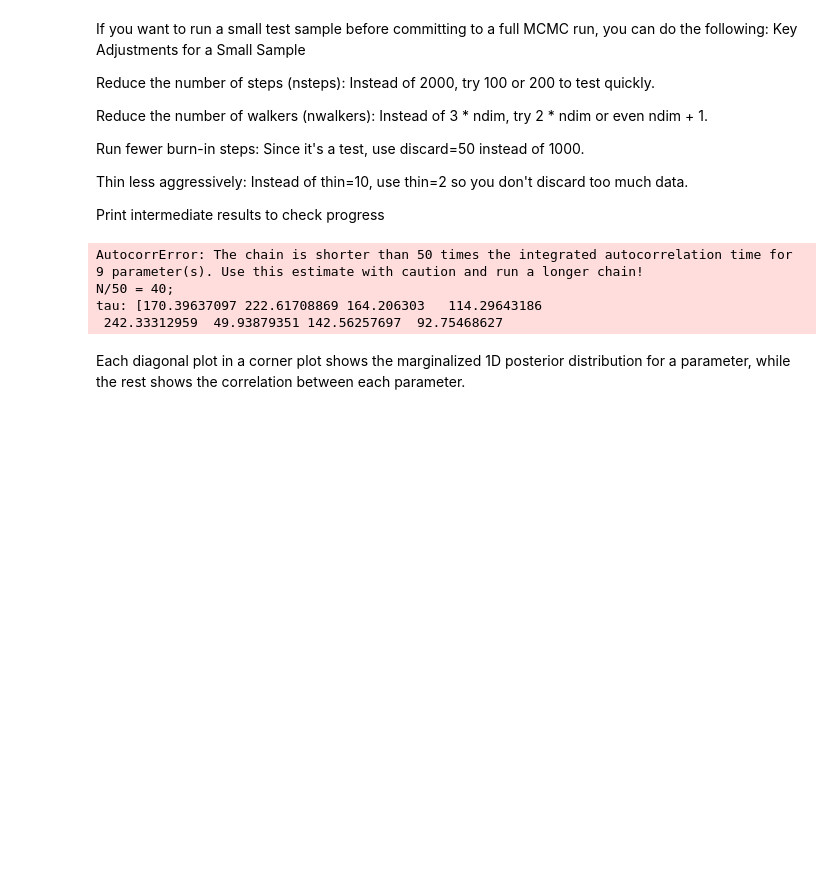
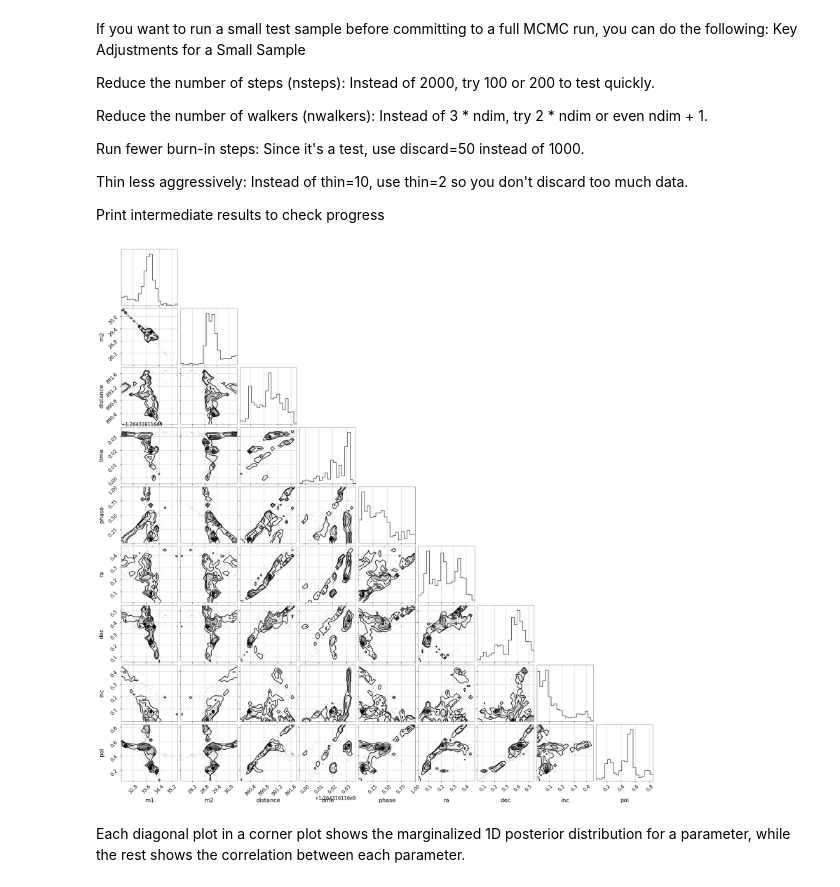
Before and after one commit to hjornskar-ctrl/dim-clem, a Jupyter notebook: final_project.ipynb, the cells around one changed output. Cells and saved outputs as stored; diff of their text form; code cells hidden in the pictures; blank space fills up the shorter version.

```diff
--- a/final_project.ipynb
+++ b/final_project.ipynb
@@ -917,39 +917,36 @@ Print intermediate results to check progress
 # %%
 
 import emcee
 import numpy as np
 import matplotlib.pyplot as plt
 import corner
 
 
 # Number of dimensions (parameters)
 ndim = len(param0)  # Assuming param0 is your initial guess
 
 # Number of walkers (chains) - typically 2-3 times ndim
 nwalkers = 2 * ndim
 
 # Initialize walkers near the previous best-fit (add small noise)
 p0 = [param0 + 1e-4 * np.random.randn(ndim) for i in range(nwalkers)]
 
 # Set up the MCMC sampler
 sampler = emcee.EnsembleSampler(nwalkers, ndim, logposterior)
 
 # Run the MCMC chain
-nsteps = 1000  # Increase if needed
+nsteps = 500  # Increase if needed
 sampler.run_mcmc(p0, nsteps, progress=True)
 
 # Extract samples
-samples = sampler.get_chain(discard=100, thin=5, flat=True)  # Burn-in & thinning
+samples = sampler.get_chain(discard=75, thin=5, flat=True)  # Burn-in & thinning
 
 
 # Plot corner plot to visualize parameter distributions
 fig = corner.corner(samples, labels=["m1", "m2", "distance", "time", "phase", "ra", "dec", "inc", "pol"])
 plt.show()
 # %% [output]
-AutocorrError: The chain is shorter than 50 times the integrated autocorrelation time for 9 parameter(s). Use this estimate with caution and run a longer chain!
-N/50 = 40;
-tau: [170.39637097 222.61708869 164.206303   114.29643186
- 242.33312959  49.93879351 142.56257697  92.75468627
+[figure, added]
 # %% [markdown]
 Each diagonal plot in a corner plot shows the marginalized 1D posterior distribution for a parameter, while the rest shows the correlation between each parameter.
 # %% [markdown]
```
Also changed, not shown: parts of 1 cell of this notebook.
